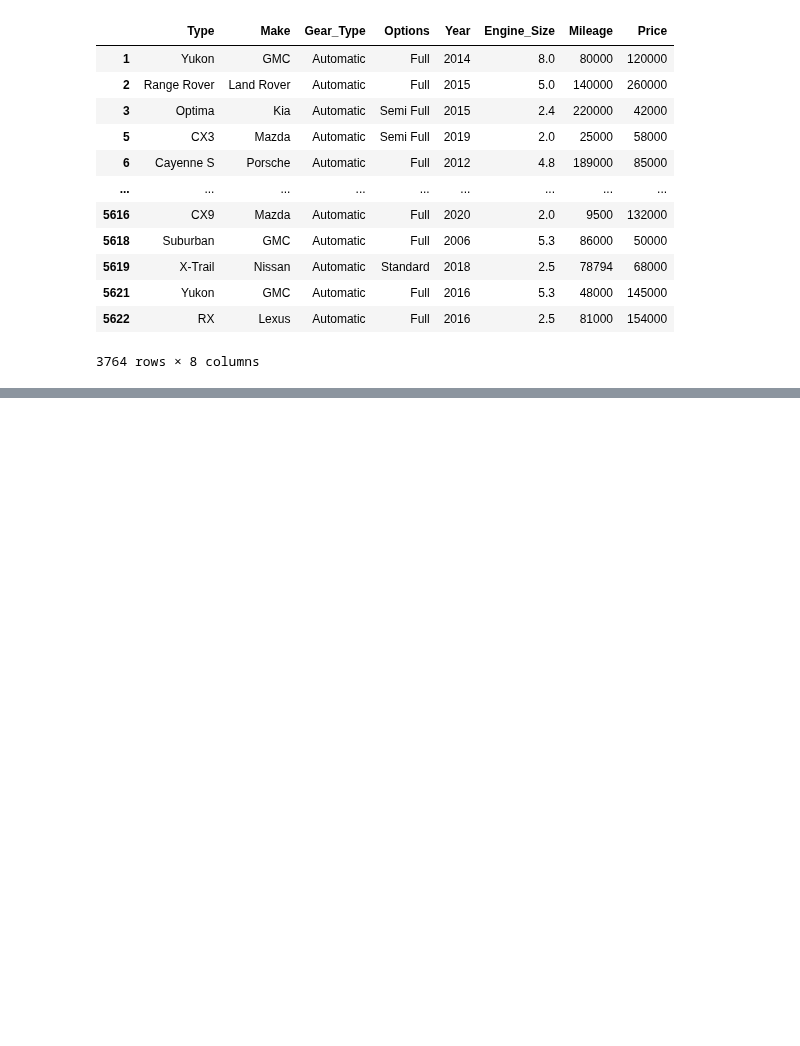
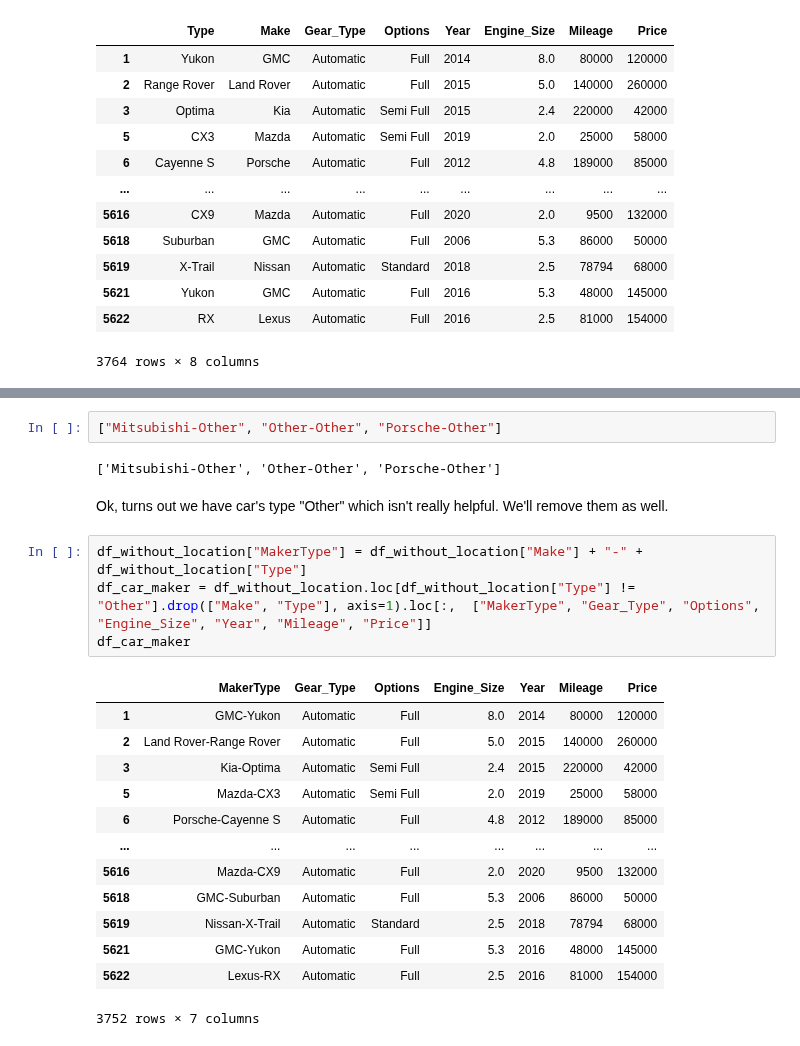
Before and after one commit to iqbalaydrus/purwadhika-ai-engineer, a Jupyter notebook: capstone-module-2/exploration.ipynb, the cells around one changed output, grey strips where cells are left out. Drawn from its saved outputs; the diff is of its cells as text; blank space fills up the shorter version.

```diff
--- a/capstone-module-2/exploration.ipynb
+++ b/capstone-module-2/exploration.ipynb
@@ -232,0 +277,24 @@ df_without_location
+# %%
+["Mitsubishi-Other", "Other-Other", "Porsche-Other"]
+# %% [output]
+['Mitsubishi-Other', 'Other-Other', 'Porsche-Other']
+# %% [markdown]
+Ok, turns out we have car's type "Other" which isn't really helpful. We'll remove them as well.
+# %%
+df_without_location["MakerType"] = df_without_location["Make"] + "-" + df_without_location["Type"]
+df_car_maker = df_without_location.loc[df_without_location["Type"] != "Other"].drop(["Make", "Type"], axis=1).loc[:,  ["MakerType", "Gear_Type", "Options", "Engine_Size", "Year", "Mileage", "Price"]]
+df_car_maker
+# %% [output]
+|  | MakerType | Gear_Type | Options | Engine_Size | Year | Mileage | Price |
+| 1 | GMC-Yukon | Automatic | Full | 8.0 | 2014 | 80000 | 120000 |
+| 2 | Land Rover-Range Rover | Automatic | Full | 5.0 | 2015 | 140000 | 260000 |
+| 3 | Kia-Optima | Automatic | Semi Full | 2.4 | 2015 | 220000 | 42000 |
+| 5 | Mazda-CX3 | Automatic | Semi Full | 2.0 | 2019 | 25000 | 58000 |
+| 6 | Porsche-Cayenne S | Automatic | Full | 4.8 | 2012 | 189000 | 85000 |
+| ... | ... | ... | ... | ... | ... | ... | ... |
+| 5616 | Mazda-CX9 | Automatic | Full | 2.0 | 2020 | 9500 | 132000 |
+| 5618 | GMC-Suburban | Automatic | Full | 5.3 | 2006 | 86000 | 50000 |
+| 5619 | Nissan-X-Trail | Automatic | Standard | 2.5 | 2018 | 78794 | 68000 |
+| 5621 | GMC-Yukon | Automatic | Full | 5.3 | 2016 | 48000 | 145000 |
+| 5622 | Lexus-RX | Automatic | Full | 2.5 | 2016 | 81000 | 154000 |
+3752 rows × 7 columns
```
Also changed, not shown: parts of 5 cells of this notebook, 1 other file.
